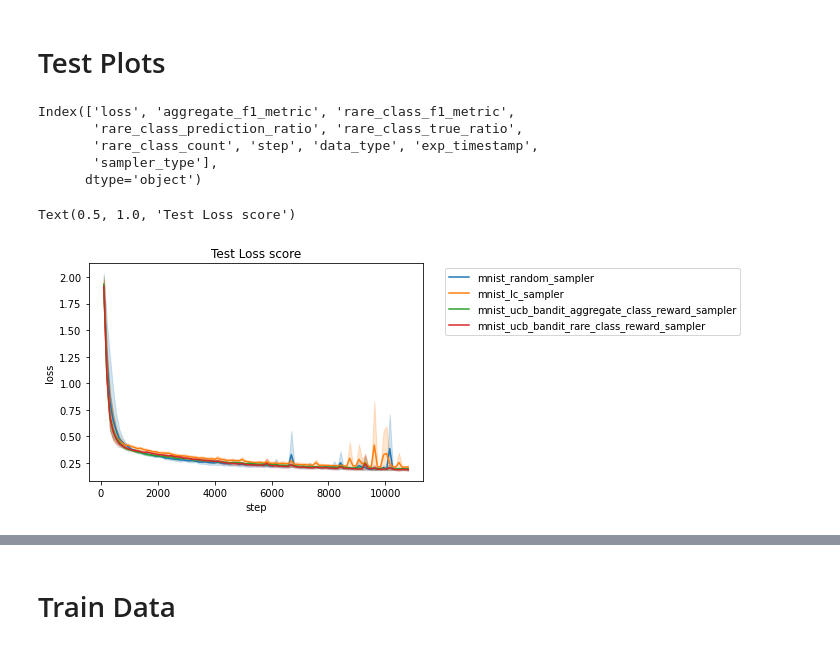
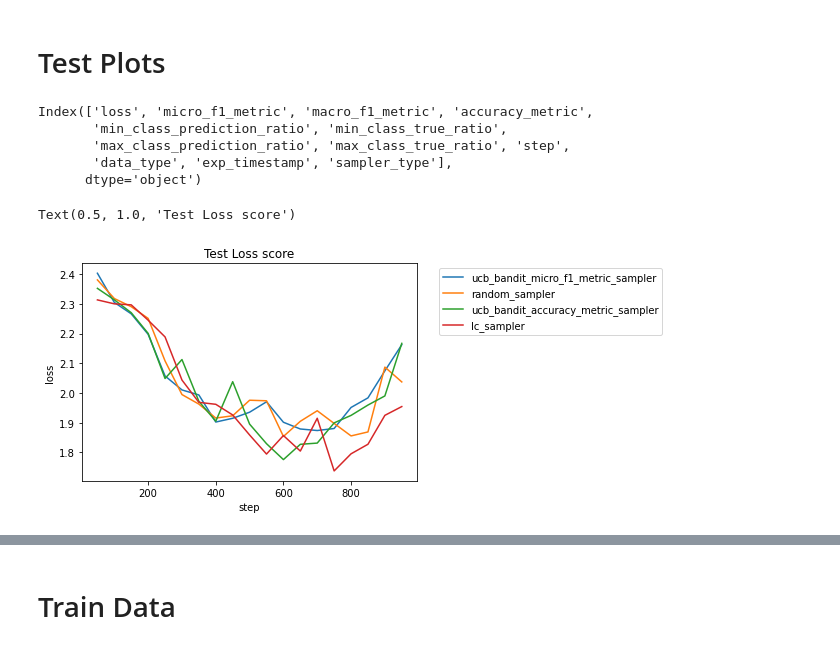
Before and after one commit to MinhxLe/RLForALAcquisitionStrategy, a Jupyter notebook: notebooks/explore_results.ipynb, the cells around one changed output, grey strips where cells are left out. Saved outputs shown, nothing was run; the diff lists cells and outputs as text; code cells hidden in the pictures.

Commit message:
cifar10 experiments

```diff
--- a/notebooks/explore_results.ipynb
+++ b/notebooks/explore_results.ipynb
@@ -7,7 +7,7 @@ import seaborn as sns
 %matplotlib inline
 # %%
 os.chdir('/home/minh/Research/RL_for_AL_acquisition')
-EXPERIMENT_DIR = '/home/minh/Research/RL_for_AL_acquisition/results/mnist_classification_0.002_data_per_step_with_0.05_rare_class'
+EXPERIMENT_DIR = 'results/cifar10_classification_al_step_percentage=0.001_al_epochs=200_train_epochs=2_retrain_model_from_scratch=False'
 # %%
 def get_result_df(experiment_dir: str, data_type: str):
     master_df = None
@@ -21,11 +21,11 @@ def get_result_df(experiment_dir: str, data_type: str):
                 df["data_type"] = data_type
                 df["exp_timestamp"] = run_timestamp
                 df["sampler_type"] = sampler
-                if len(df) >= 100:  # todo this is hacky
-                    if master_df is None:
-                        master_df = df
-                    else:
-                        master_df = pd.concat([master_df, df])
+                #if len(df) >= 100:  # todo this is hacky
+                if master_df is None:
+                    master_df = df
+                else:
+                    master_df = pd.concat([master_df, df])
     return master_df
 # %% [markdown]
 # Test Plots
@@ -34,16 +34,15 @@ master_df = get_result_df(EXPERIMENT_DIR, "test")
 # %%
 master_df.columns
 # %% [output]
-Index(['loss', 'aggregate_f1_metric', 'rare_class_f1_metric',
-       'rare_class_prediction_ratio', 'rare_class_true_ratio',
-       'rare_class_count', 'step', 'data_type', 'exp_timestamp',
-       'sampler_type'],
+Index(['loss', 'micro_f1_metric', 'macro_f1_metric', 'accuracy_metric',
+       'min_class_prediction_ratio', 'min_class_true_ratio',
+       'max_class_prediction_ratio', 'max_class_true_ratio', 'step',
+       'data_type', 'exp_timestamp', 'sampler_type'],
       dtype='object')
 # %%
-ax = sns.lineplot(x='step', y='loss', data=master_df, hue='sampler_type', ci=95, legend="brief")
+ax = sns.lineplot(x='step', y='loss', data=master_df[master_df['step'] < 1000], hue='sampler_type', ci=95, legend="brief")
 ax.legend(loc='upper left',  bbox_to_anchor=(1.05, 1))
 plt.title("Test Loss score")
-plt.title("Rare Class f1 score")# ax.set_yscale('log')
 # %% [output]
 Text(0.5, 1.0, 'Test Loss score')
-[figure, old version]
+[figure, new version]
```
Also changed, not shown: parts of 4 cells of this notebook, 6 other files.
